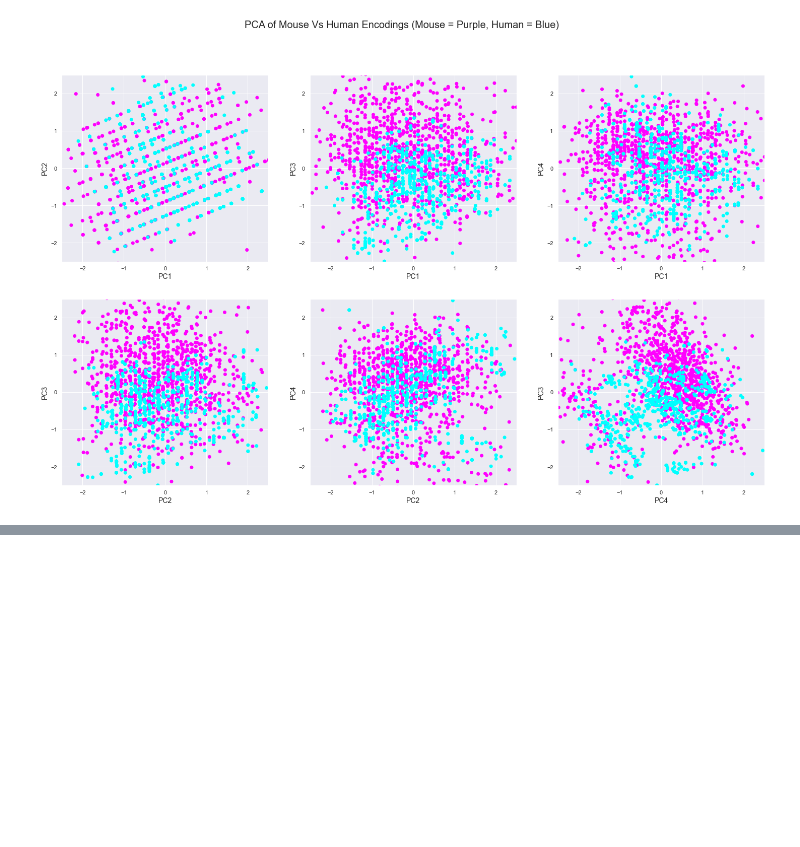
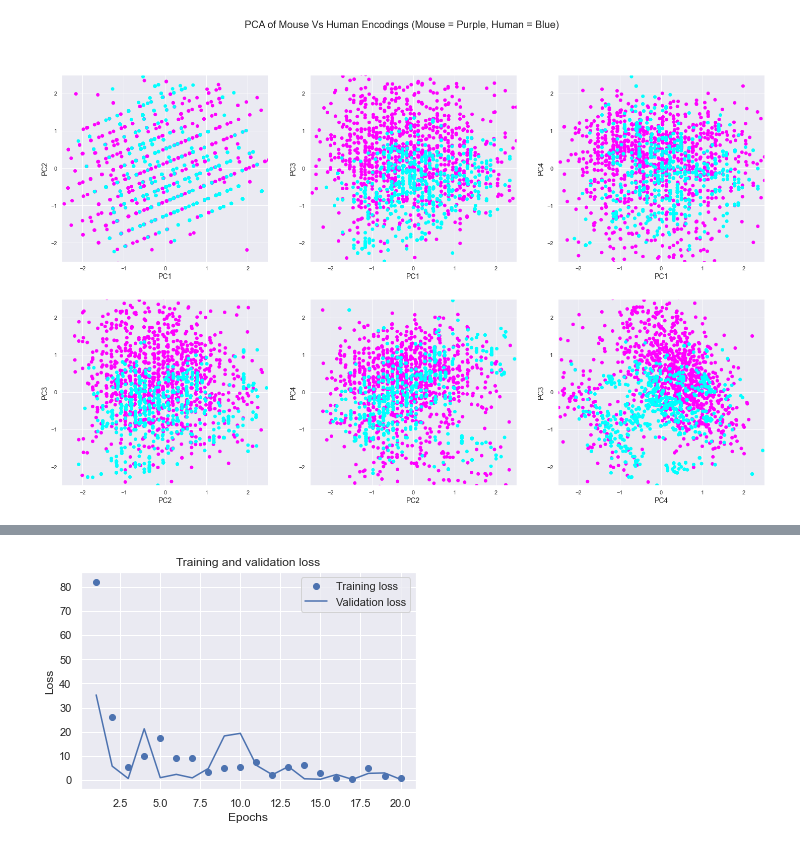
Before and after one commit to AdamTest24/Antibody_Materials, a Jupyter notebook: Mouse_0_Human_1_Clustering_Saba.ipynb, the cells around one changed output, grey strips where cells are left out. Cells and saved outputs as stored; diff of their text form; code cells hidden in the pictures; blank space fills up the shorter version.

Commit message:
Add files via upload
ANN model

```diff
--- a/Mouse_0_Human_1_Clustering_Saba.ipynb
+++ b/Mouse_0_Human_1_Clustering_Saba.ipynb
@@ -346,0 +328,18 @@ ax[1, 2].set_ylabel('PC3', fontsize=14); ax[1, 2].set_ylim([-2.5,2.5]);
+# %%
+#Initialising ANN
+import tensorflow as tf
+
+X_train_np = np.asarray(X_train)
+y_train_np = np.asarray(y_train)
+X_test_np =  np.asarray(X_test)
+y_test_np =  np.asarray(y_test)
+print(X_train.shape)
+
+ann = tf.keras.models.Sequential([tf.keras.layers.Dense(32, input_shape=(X_train.shape[1],)),
+                                (tf.keras.layers.Dense(20,activation="relu")),
+                                (tf.keras.layers.Dense(1,activation="sigmoid"))])
+
+ann.compile(optimizer="adam",loss="binary_crossentropy",metrics=[tf.keras.metrics.BinaryAccuracy()])
+#Fitting ANN
+history = ann.fit(X_train_np,y_train_np,epochs = 20, validation_data =(X_test_np,y_test_np))
+performance = ann.evaluate(X_test_np, y_test_np)
@@ -346,0 +379,22 @@ ax[1, 2].set_ylabel('PC3', fontsize=14); ax[1, 2].set_ylim([-2.5,2.5]);
+# %%
+history_dict = history.history
+history_dict.keys()
+acc = history_dict['binary_accuracy']
+val_acc = history_dict['val_binary_accuracy']
+loss = history_dict['loss']
+val_loss = history_dict['val_loss']
+
+epochs = range(1, len(acc) + 1)
+
+# "bo" is for "blue dot"
+plt.plot(epochs, loss, 'bo', label='Training loss')
+# b is for "solid blue line"
+plt.plot(epochs, val_loss, 'b', label='Validation loss')
+plt.title('Training and validation loss')
+plt.xlabel('Epochs')
+plt.ylabel('Loss')
+plt.legend()
+
+plt.show()
+# %% [output]
+[figure, added]
```
Also changed, not shown: parts of 8 cells of this notebook.
